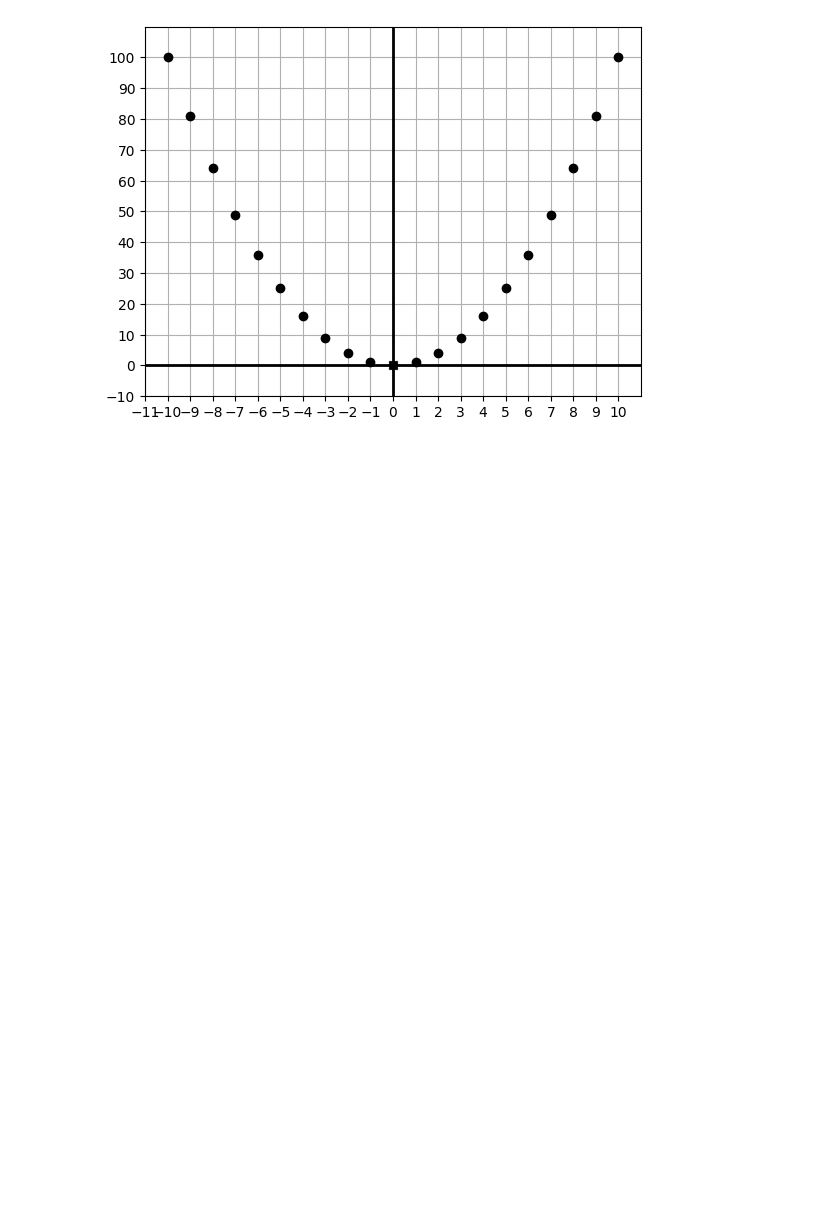
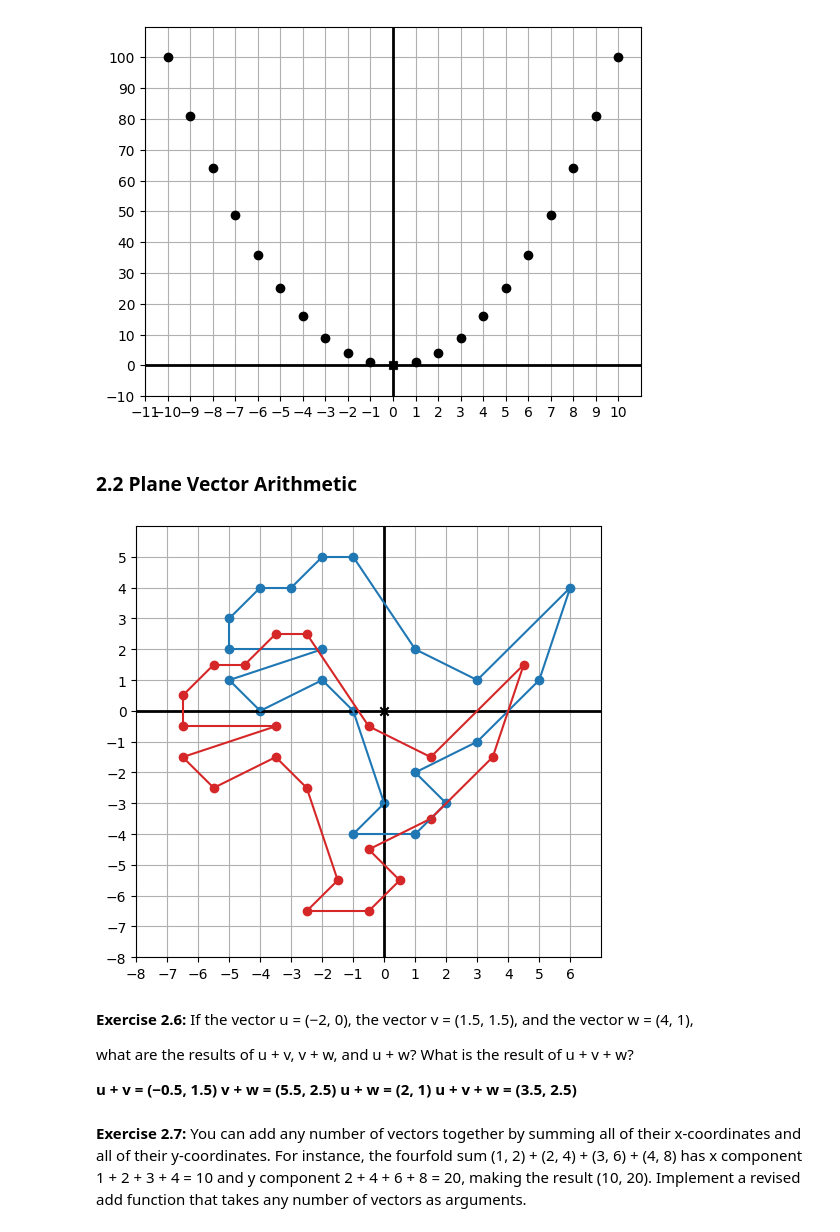
Before and after one commit to dainank/programming-math, a Jupyter notebook: A-VectorsAndGraphics/2-Drawing2DVectors/Chapter 02 Practice.ipynb, the cells around one changed output. Cells and saved outputs as stored; diff of their text form; code cells hidden in the pictures; blank space fills up the shorter version.

```diff
--- a/A-VectorsAndGraphics/2-Drawing2DVectors/Chapter 02 Practice.ipynb
+++ b/A-VectorsAndGraphics/2-Drawing2DVectors/Chapter 02 Practice.ipynb
@@ -69,3 +66,36 @@ draw(
 )
 # %% [output]
 [figure]
+# %% [markdown]
+### 2.2 Plane Vector Arithmetic
+# %%
+# Implementation
+def add(v1, v2):
+   return (v1[0] + v2[0], v1[1] + v2[1])
+# %%
+# Applying To Dino Vectors
+dino_vectors2 = [add((-1.5, -2.5), v) for v in dino_vectors]
+
+draw(
+   Points(*dino_vectors, color=blue),
+   Polygon(*dino_vectors, color=blue),
+   Points(*dino_vectors2, color=red),
+   Polygon(*dino_vectors2, color=red)
+)
+# %% [output]
+[figure, added]
+# %% [markdown]
+**Exercise 2.6:** If the vector u = (−2, 0),
+the vector v = (1.5, 1.5),
+and the vector w = (4, 1),
+
+what are the results of u + v, v + w,
+and u + w?
+What is the result of u + v + w?
+
+__u + v = (−0.5, 1.5)
+v + w = (5.5, 2.5)
+u + w = (2, 1)
+u + v + w = (3.5, 2.5)__
+# %% [markdown]
+**Exercise 2.7:** You can add any number of vectors together by summing all of their x-coordinates and all of their y-coordinates. For instance, the fourfold sum (1, 2) + (2, 4) + (3, 6) + (4, 8) has x component 1 + 2 + 3 + 4 = 10 and y component 2 + 4 + 6 + 8 = 20, making the result (10, 20). Implement a revised add function that takes any number of vectors as arguments.
```
Also changed, not shown: parts of 41 cells of this notebook, 3 other files.
